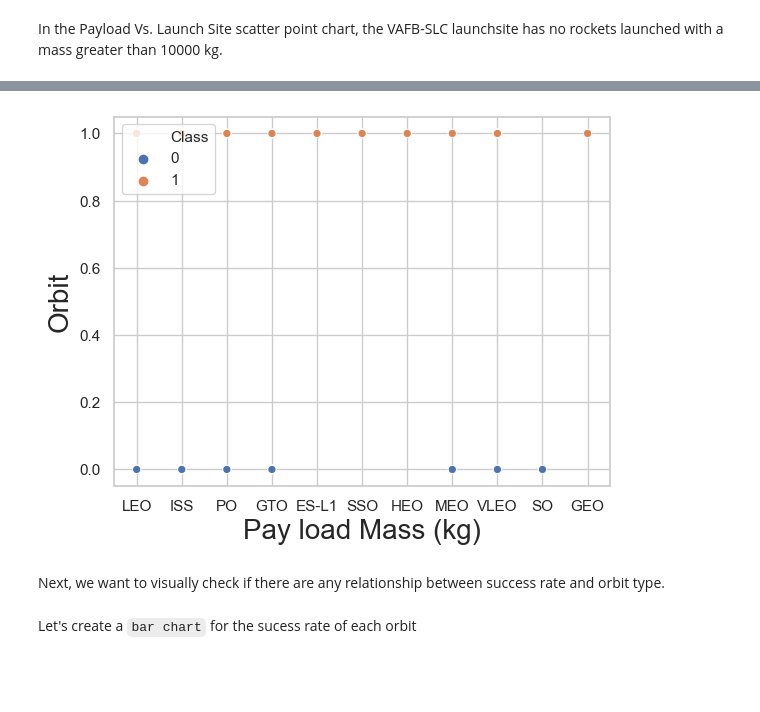
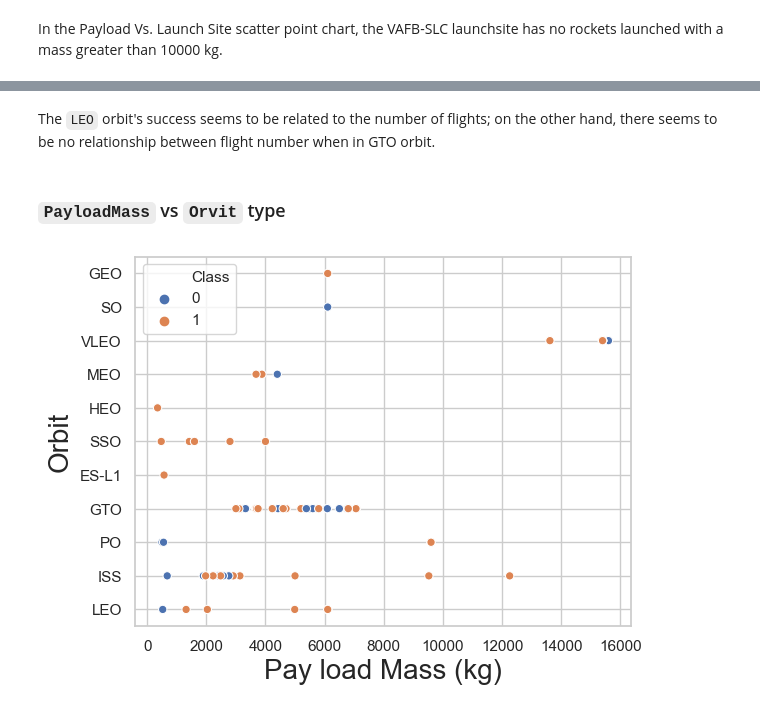
Before and after one commit to AlbertoGonzalezOlmos/data-science-methods, a Jupyter notebook: falcon9-EDA-visualization.ipynb, the cells around one changed output, grey strips where cells are left out. Saved outputs shown, nothing was run; the diff lists cells and outputs as text; code cells hidden in the pictures; blank space fills up the shorter version.

```diff
--- a/falcon9-EDA-visualization.ipynb
+++ b/falcon9-EDA-visualization.ipynb
@@ -110,0 +129,12 @@ In the Payload Vs. Launch Site scatter point chart, the VAFB-SLC launchsite has
+# %%
+sns.set()
+sns.set_style("whitegrid")
+ax = sns.scatterplot(x="FlightNumber",
+                     y="Orbit",
+                     hue="Class",
+                     data=df,
+                     legend='full')
+plt.xlabel("Flight number",fontsize=20)
+plt.ylabel("Orbit",fontsize=20)
+plt.legend(loc='upper left')
+plt.show(ax)
@@ -111,19 +143,18 @@ In the Payload Vs. Launch Site scatter point chart, the VAFB-SLC launchsite has
+# %% [markdown]
+The `LEO` orbit's success seems to be related to the number of flights; on the other hand, there seems to be no relationship between flight number when in GTO orbit.
+# %% [markdown]
+### `PayloadMass` vs `Orvit` type
 # %%
-
 sns.set()
 sns.set_style("whitegrid")
-ax = plt.bar(y="Class",
-                     x="Orbit",
+ax = sns.scatterplot(x="PayloadMass",
+                     y="Orbit",
                      hue="Class",
                      data=df,
                      legend='full')
 plt.xlabel("Pay load Mass (kg)",fontsize=20)
 plt.ylabel("Orbit",fontsize=20)
 plt.legend(loc='upper left')
 plt.show(ax)
 # %% [output]
-[figure, old version]
+[figure, new version]
-# %% [markdown]
-Next, we want to visually check if there are any relationship between success rate and orbit type.
-# %% [markdown]
-Let's create a `bar chart` for the sucess rate of each orbit
```
Also changed, not shown: parts of 45 cells of this notebook, 1 other file.
